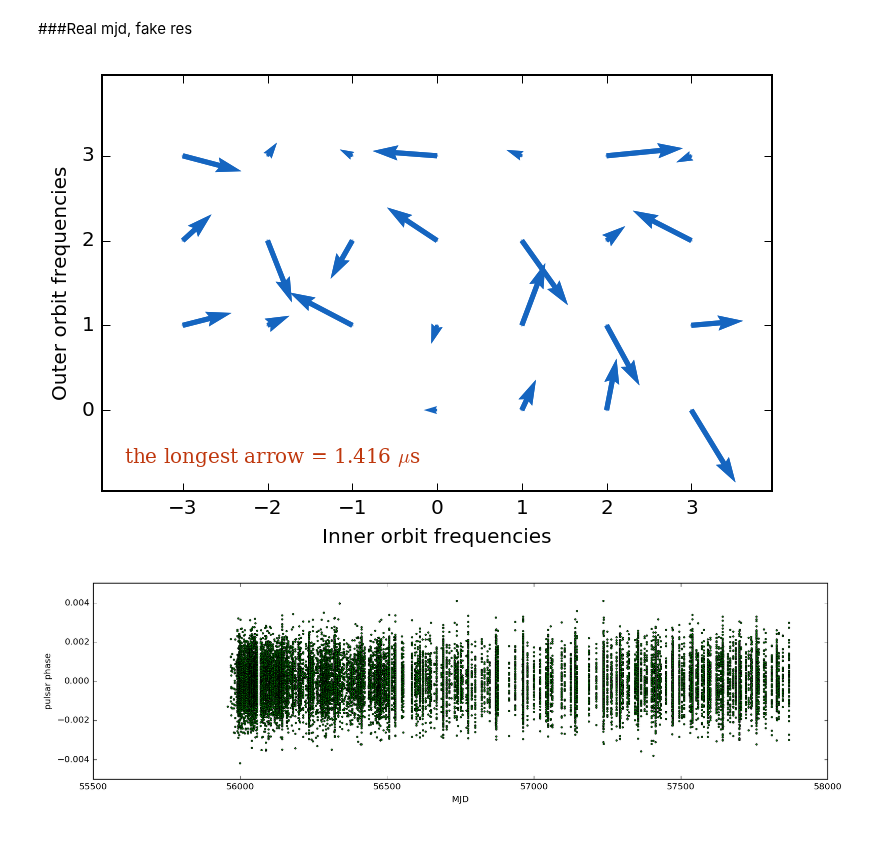
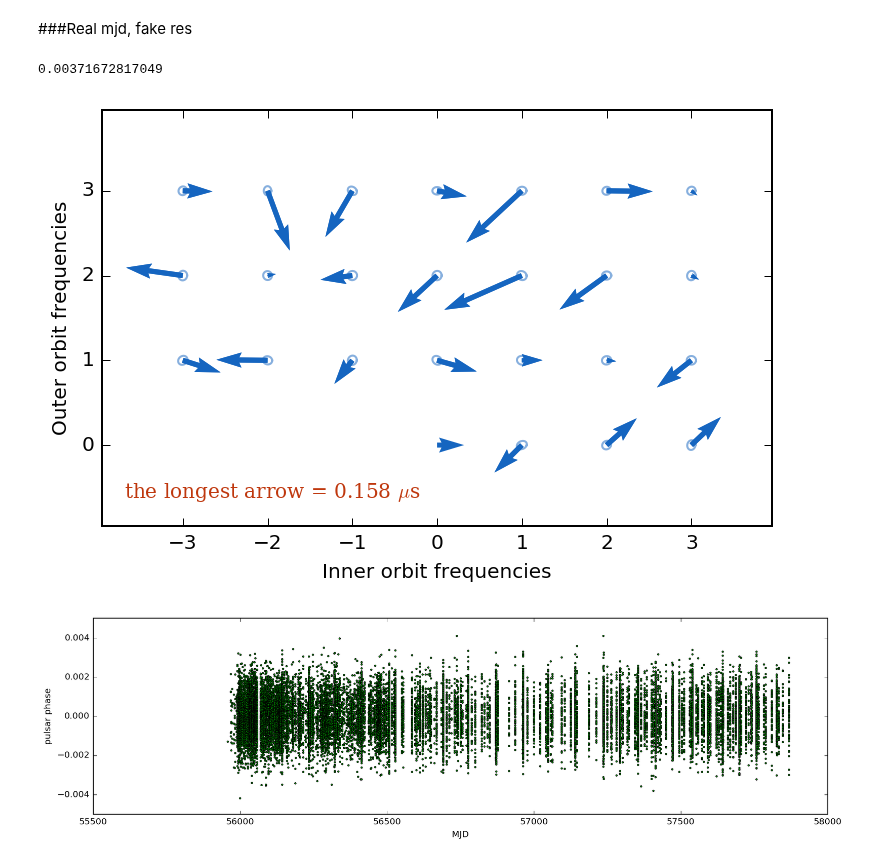
Before and after one commit to aarchiba/triplesystem, a Jupyter notebook: systematics/test_arrow_plot.ipynb, the cells around one changed output. Saved outputs shown, nothing was run; the diff lists cells and outputs as text; code cells hidden in the pictures.

```diff
--- a/systematics/test_arrow_plot.ipynb
+++ b/systematics/test_arrow_plot.ipynb
@@ -156,14 +156,16 @@ print value
 # %%
 ph_ampl=0.001
 unc_ampl=0.1
 
 real_fk_phase = ph_ampl*np.random.randn(len(mjd))
-real_fk_unc = unc_ampl*ph_ampl*np.random.randn(len(mjd))
+print np.amax(real_fk_phase)
 
-value=arw_pl.arrow_plot(par_dict, mjd, real_fk_phase, real_fk_unc)
+
+value=arw_pl.arrow_plot(par_dict, mjd, real_fk_phase, unc)
 plt.show()
 # %% [output]
+0.00371672817049
-[figure, old version]
+[figure, new version]
 # %%
 plt.plot(mjd, real_fk_phase, 'o', ms=2, ls='None', color='g')
 plt.xlabel('MJD')
```
